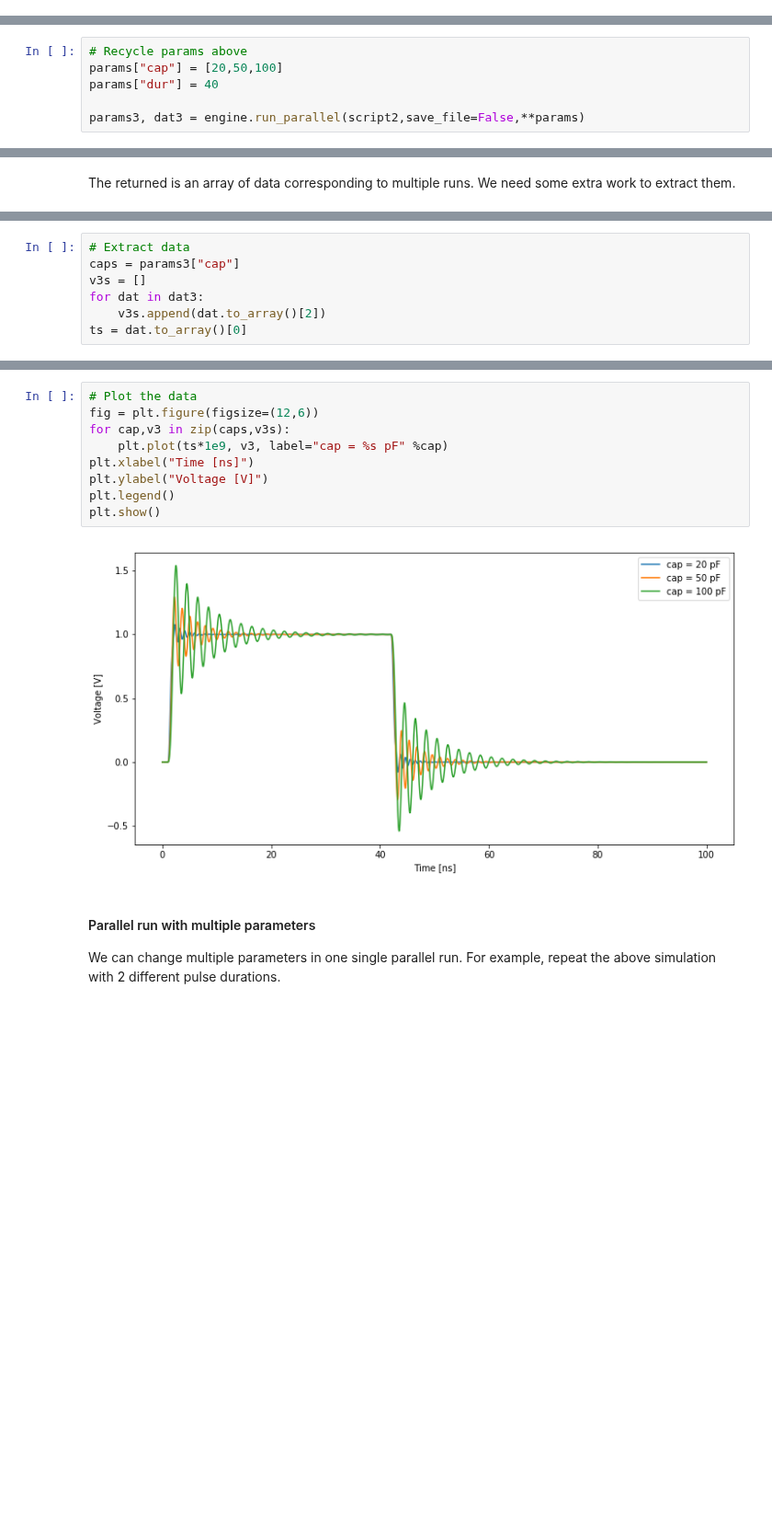
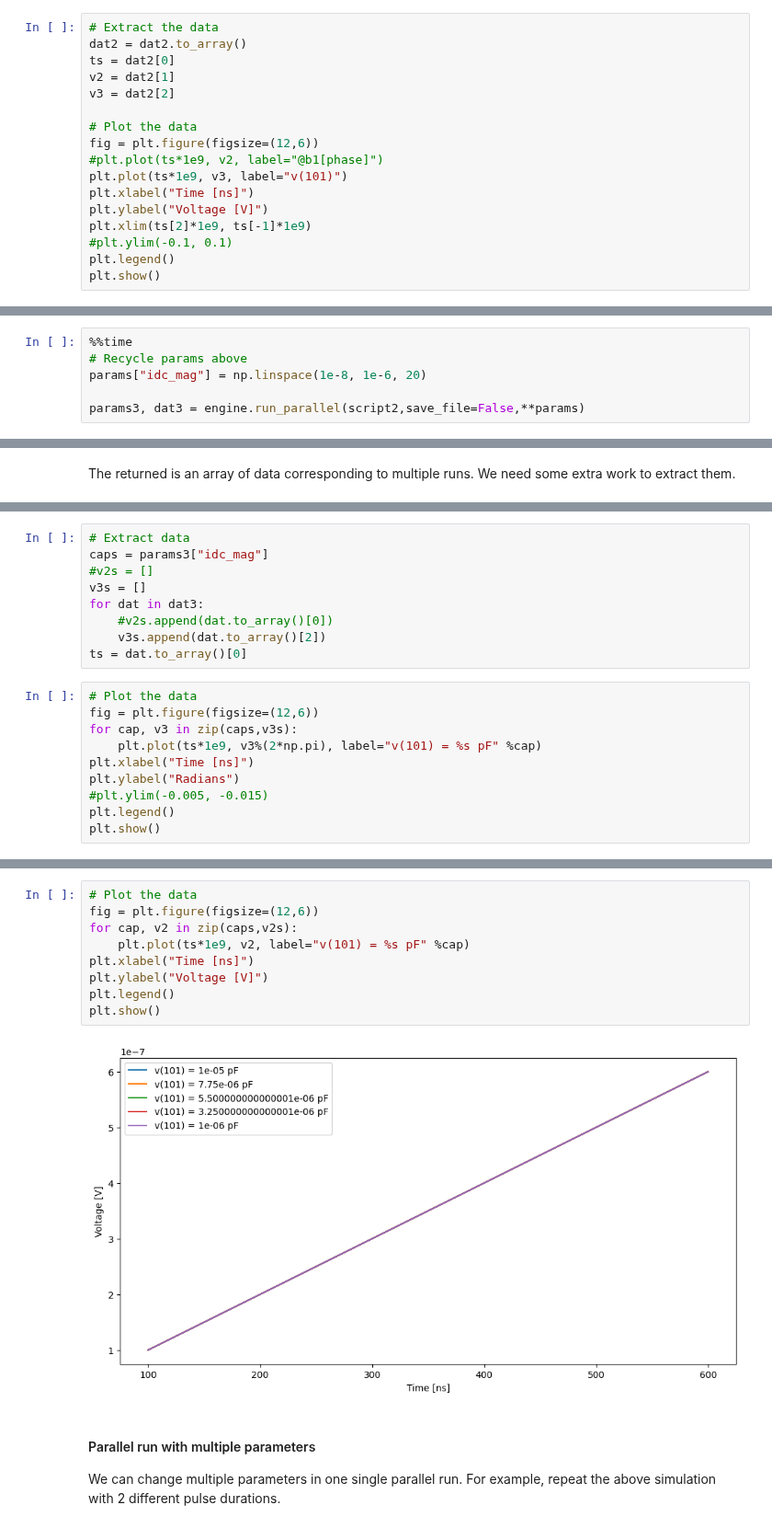
Before and after one commit to SLAC-FPD/bode-fano, a Jupyter notebook: pyWRspice/examples/Tutorial.ipynb, the cells around one changed output, grey strips where cells are left out. Shown at 92% size. Saved outputs shown, nothing was run; the diff lists cells and outputs as text; blank space fills up the shorter version.

````diff
--- a/pyWRspice/examples/Tutorial.ipynb
+++ b/pyWRspice/examples/Tutorial.ipynb
@@ -197,0 +194,17 @@ dat2 = engine.run(script2,**params)
+# %%
+# Extract the data
+dat2 = dat2.to_array()
+ts = dat2[0]
+v2 = dat2[1]
+v3 = dat2[2]
+
+# Plot the data
+fig = plt.figure(figsize=(12,6))
+#plt.plot(ts*1e9, v2, label="@b1[phase]")
+plt.plot(ts*1e9, v3, label="v(101)")
+plt.xlabel("Time [ns]")
+plt.ylabel("Voltage [V]")
+plt.xlim(ts[2]*1e9, ts[-1]*1e9)
+#plt.ylim(-0.1, 0.1)
+plt.legend()
+plt.show()
@@ -200,8 +215,8 @@ dat2 = engine.run(script2,**params)
 # %% [markdown]
 We can pass a list of values to one or more parameters and run them all in parallel, using multiprocessing, with the ```run_parallel()``` method. Let's demonstrate it with ```cap```.
 # %%
+%%time
 # Recycle params above
-params["cap"] = [20,50,100]
-params["dur"] = 40
+params["idc_mag"] = np.linspace(1e-8, 1e-6, 20)
 
 params3, dat3 = engine.run_parallel(script2,save_file=False,**params)
@@ -220,7 +256,19 @@ array([<pyWRspice.simulation.RawFile object at 0x...>,
 # %%
 # Extract data
-caps = params3["cap"]
+caps = params3["idc_mag"]
+#v2s = []
 v3s = []
 for dat in dat3:
+    #v2s.append(dat.to_array()[0])
     v3s.append(dat.to_array()[2])
 ts = dat.to_array()[0]
+# %%
+# Plot the data
+fig = plt.figure(figsize=(12,6))
+for cap, v3 in zip(caps,v3s):
+    plt.plot(ts*1e9, v3%(2*np.pi), label="v(101) = %s pF" %cap)
+plt.xlabel("Time [ns]")
+plt.ylabel("Radians")
+#plt.ylim(-0.005, -0.015)
+plt.legend()
+plt.show()
@@ -227,14 +277,14 @@ ts = dat.to_array()[0]
 # %%
 # Plot the data
 fig = plt.figure(figsize=(12,6))
-for cap,v3 in zip(caps,v3s):
-    plt.plot(ts*1e9, v3, label="cap = %s pF" %cap)
+for cap, v2 in zip(caps,v2s):
+    plt.plot(ts*1e9, v2, label="v(101) = %s pF" %cap)
 plt.xlabel("Time [ns]")
 plt.ylabel("Voltage [V]")
 plt.legend()
 plt.show()
 # %% [output]
-[figure, old version]
+[figure, new version]
 # %% [markdown]
 #### Parallel run with multiple parameters
 
````
Also changed, not shown: parts of 11 cells of this notebook, 5 other files.
